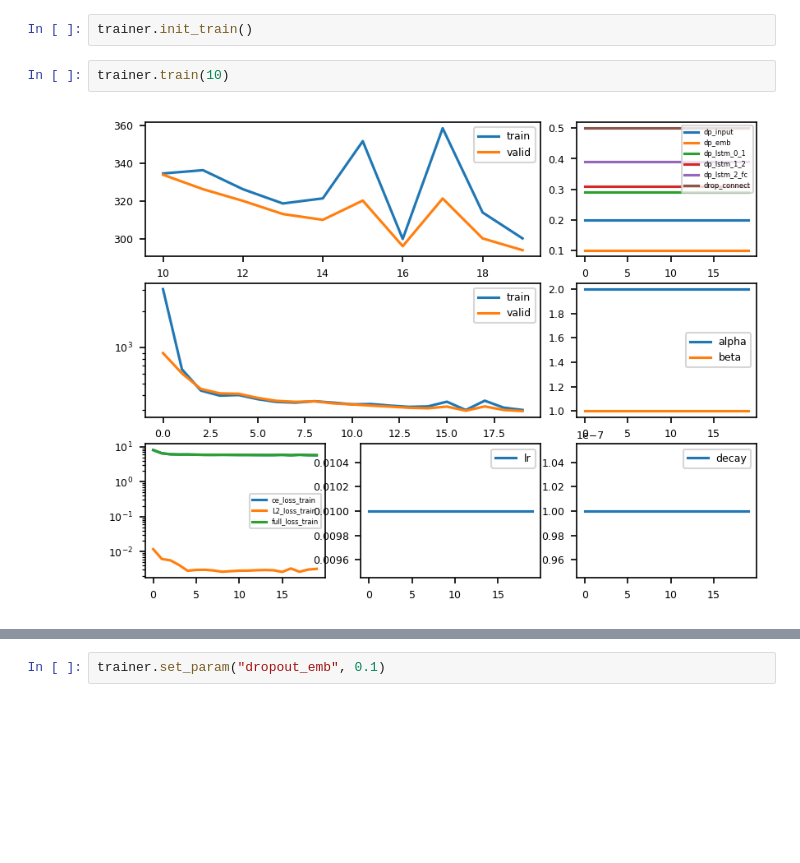
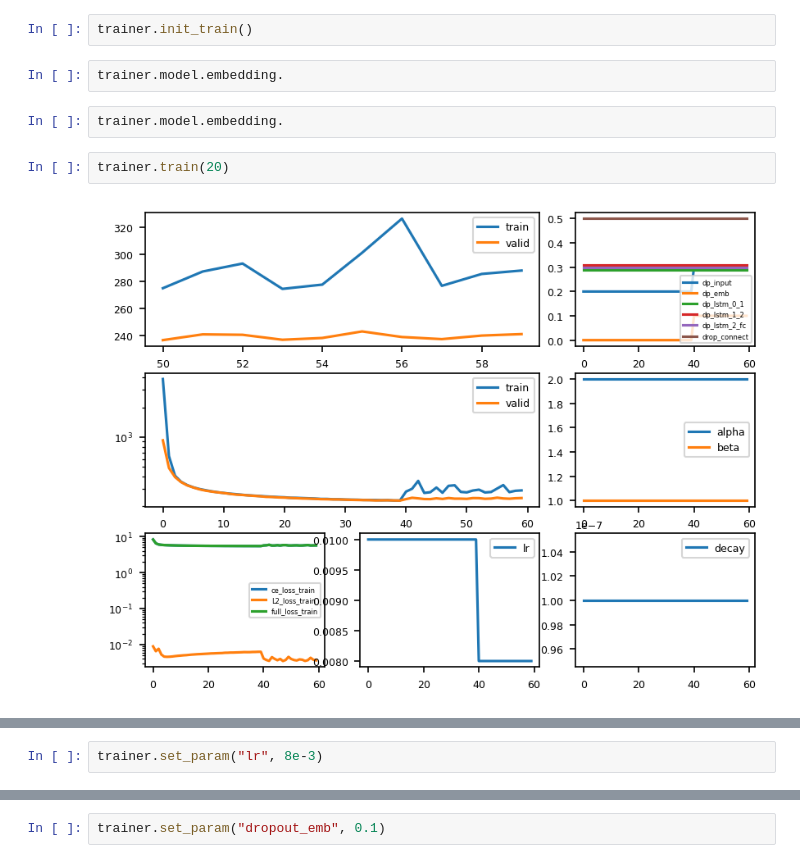
Before and after one commit to Ouna-the-Dataweaver/LSTM_regularisations_for_ptb, a Jupyter notebook: LSTM_class.ipynb, the cells around one changed output, grey strips where cells are left out. Drawn from its saved outputs; the diff is of its cells as text; blank space fills up the shorter version.

Commit message:
changes to seq len generation and initial params

```diff
--- a/LSTM_class.ipynb
+++ b/LSTM_class.ipynb
@@ -68,7 +68,11 @@ trainer.load_data(test_path, data_type="test")
 trainer.init_model()
 # %%
 trainer.init_train()
+# %%
+trainer.model.embedding.
+# %%
+trainer.model.embedding.
 # %%
-trainer.train(10)
+trainer.train(20)
 # %% [output]
-[figure, old version]
+[figure, new version]
@@ -76,0 +81,2 @@ total elapsed time:  7 mins 42 seconds
+# %%
+trainer.set_param("lr", 8e-3)
```
Also changed, not shown: parts of 5 cells of this notebook, 1 other file.
